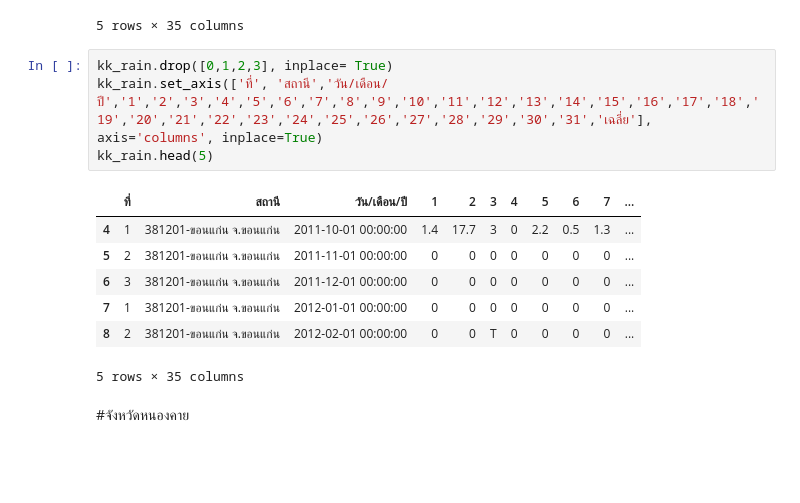
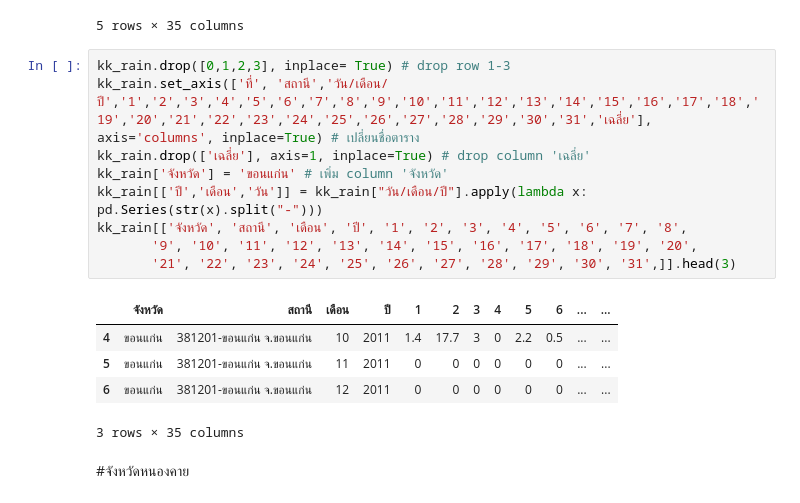
Before and after one commit to NewtonSawitta/bsc_dpdm22, a Jupyter notebook: Quiz_Group_5_20_of_Midterm.ipynb, the cells around one changed output. Cells and saved outputs as stored; diff of their text form; blank space fills up the shorter version.

```diff
--- a/Quiz_Group_5_20_of_Midterm.ipynb
+++ b/Quiz_Group_5_20_of_Midterm.ipynb
@@ -290,17 +250,20 @@ kk_rain.head(5)
 | 4 | 1 | 381201-ขอนแก่น จ.ขอนแก่น | 2011-10-01 00:00:00 | 1.4 | 17.7 | 3 | 0 | ... |
 5 rows × 35 columns
 # %%
-kk_rain.drop([0,1,2,3], inplace= True)
-kk_rain.set_axis(['ที่', 'สถานี','วัน/เดือน/ปี','1','2','3','4','5','6','7','8','9','10','11','12','13','14','15','16','17','18','19','20','21','22','23','24','25','26','27','28','29','30','31','เฉลี่ย'], axis='columns', inplace=True)
-kk_rain.head(5)
+kk_rain.drop([0,1,2,3], inplace= True) # drop row 1-3
+kk_rain.set_axis(['ที่', 'สถานี','วัน/เดือน/ปี','1','2','3','4','5','6','7','8','9','10','11','12','13','14','15','16','17','18','19','20','21','22','23','24','25','26','27','28','29','30','31','เฉลี่ย'], axis='columns', inplace=True) # เปลี่ยนชื่อตาราง
+kk_rain.drop(['เฉลี่ย'], axis=1, inplace=True) # drop column 'เฉลี่ย'
+kk_rain['จังหวัด'] = 'ขอนแก่น' # เพิ่ม column 'จังหวัด'
+kk_rain[['ปี','เดือน','วัน']] = kk_rain["วัน/เดือน/ปี"].apply(lambda x: pd.Series(str(x).split("-")))
+kk_rain[['จังหวัด', 'สถานี', 'เดือน', 'ปี', '1', '2', '3', '4', '5', '6', '7', '8',
+       '9', '10', '11', '12', '13', '14', '15', '16', '17', '18', '19', '20',
+       '21', '22', '23', '24', '25', '26', '27', '28', '29', '30', '31',]].head(3)
 # %% [output]
-|  | ที่ | สถานี | วัน/เดือน/ปี | 1 | 2 | 3 | 4 | 5 | 6 | 7 | ... |
-| 4 | 1 | 381201-ขอนแก่น จ.ขอนแก่น | 2011-10-01 00:00:00 | 1.4 | 17.7 | 3 | 0 | 2.2 | 0.5 | 1.3 | ... |
-| 5 | 2 | 381201-ขอนแก่น จ.ขอนแก่น | 2011-11-01 00:00:00 | 0 | 0 | 0 | 0 | 0 | 0 | 0 | ... |
-| 6 | 3 | 381201-ขอนแก่น จ.ขอนแก่น | 2011-12-01 00:00:00 | 0 | 0 | 0 | 0 | 0 | 0 | 0 | ... |
-| 7 | 1 | 381201-ขอนแก่น จ.ขอนแก่น | 2012-01-01 00:00:00 | 0 | 0 | 0 | 0 | 0 | 0 | 0 | ... |
-| 8 | 2 | 381201-ขอนแก่น จ.ขอนแก่น | 2012-02-01 00:00:00 | 0 | 0 | T | 0 | 0 | 0 | 0 | ... |
+|  | จังหวัด | สถานี | เดือน | ปี | 1 | 2 | 3 | 4 | 5 | 6 | ... | ... |
+| 4 | ขอนแก่น | 381201-ขอนแก่น จ.ขอนแก่น | 10 | 2011 | 1.4 | 17.7 | 3 | 0 | 2.2 | 0.5 | ... | ... |
+| 5 | ขอนแก่น | 381201-ขอนแก่น จ.ขอนแก่น | 11 | 2011 | 0 | 0 | 0 | 0 | 0 | 0 | ... | ... |
+| 6 | ขอนแก่น | 381201-ขอนแก่น จ.ขอนแก่น | 12 | 2011 | 0 | 0 | 0 | 0 | 0 | 0 | ... | ... |
-5 rows × 35 columns
+3 rows × 35 columns
 # %% [markdown]
 #จังหวัดหนองคาย
 # %% [markdown]
```
Also changed, not shown: parts of 10 cells of this notebook.
